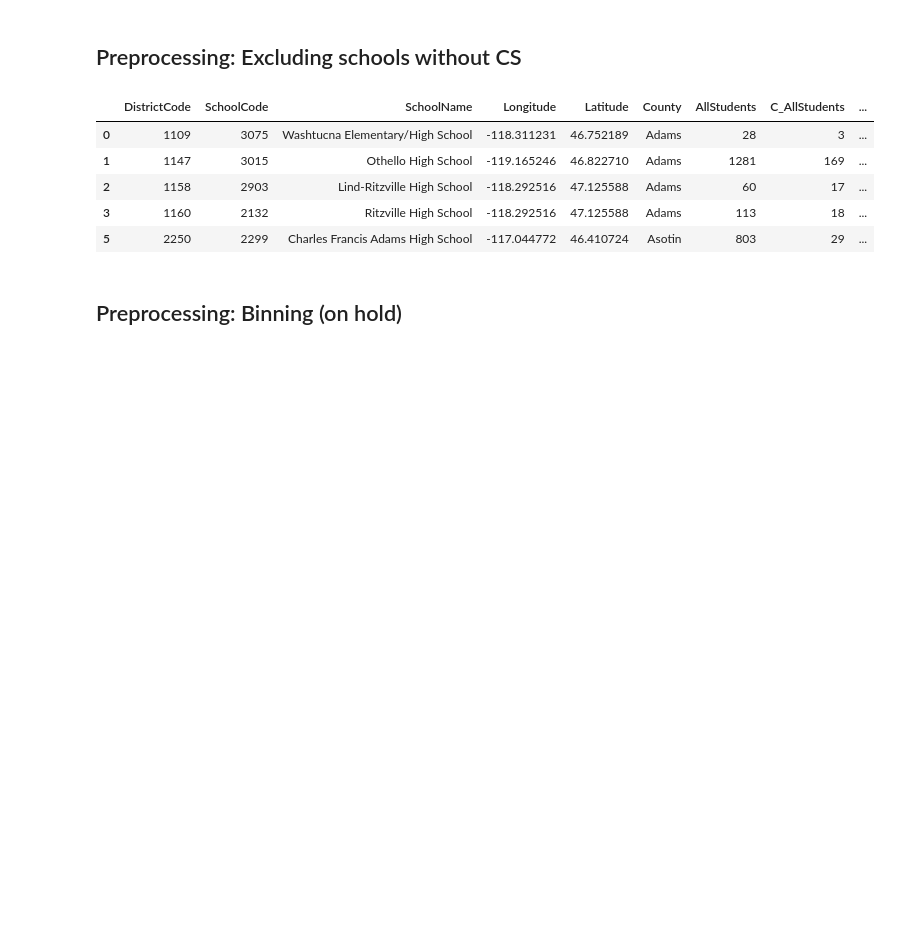
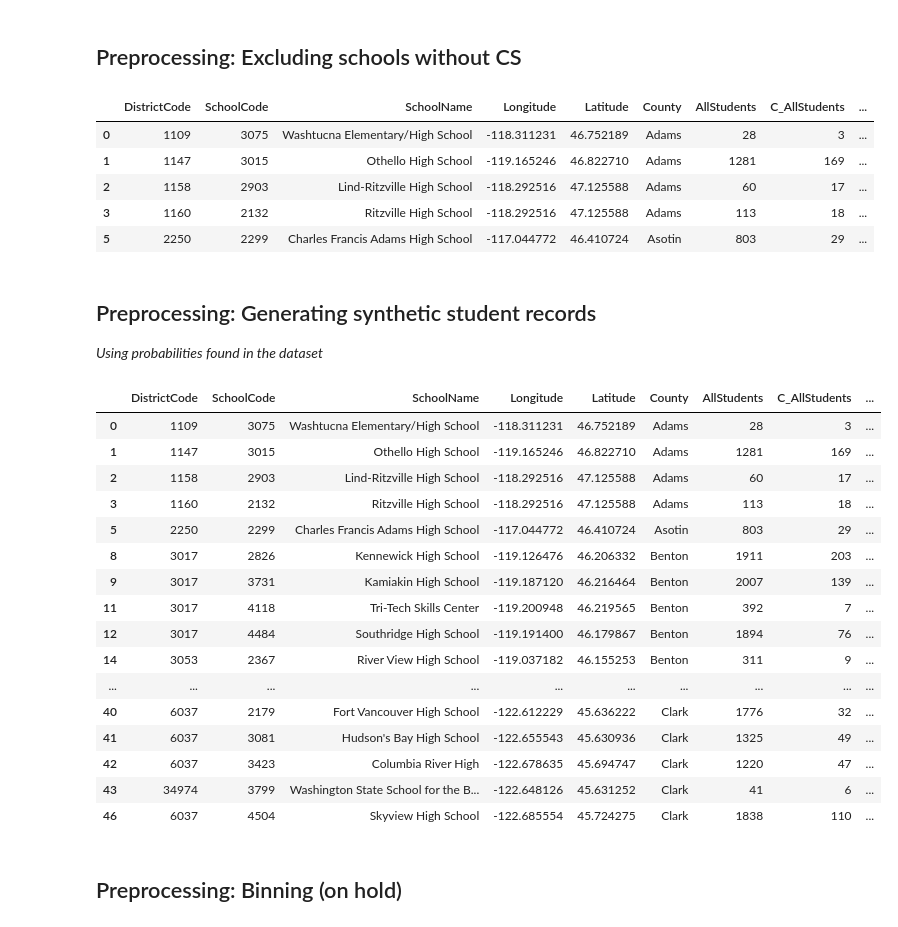
Before and after one commit to brinkbrink/WA_CS_v2, a Jupyter notebook: StudentAnalysis-2.ipynb, the cells around one changed output. Saved outputs shown, nothing was run; the diff lists cells and outputs as text; code cells hidden in the pictures; blank space fills up the shorter version.

```diff
--- a/StudentAnalysis-2.ipynb
+++ b/StudentAnalysis-2.ipynb
@@ -120,9 +77,9 @@ ospi_data[ospi_data['DistrictCode'] == 1147]
 ## Preprocessing: Hot One Encoding
 *Hot one encoding whether or not a school offers CS*
 # %%
-reduced_ospi = reduced_ospi.copy()
-reduced_ospi['CS_Offered'] = np.where(reduced_ospi['C_AllStudents'] == 0, 0, 1)
-reduced_ospi.head()
+# reduced_ospi = reduced_ospi.copy()
+ospi_data['CS_Offered'] = np.where(ospi_data['C_AllStudents'] == 0, 0, 1)
+ospi_data.head()
 # %% [output]
 |  | DistrictCode | SchoolCode | SchoolName | Longitude | Latitude | County | AllStudents | C_AllStudents | ... |
 | 0 | 1109 | 3075 | Washtucna Elementary/High School | -118.311231 | 46.752189 | Adams | 28 | 3 | ... |
@@ -133,9 +90,9 @@ reduced_ospi.head()
 # %% [markdown]
 ## Preprocessing: Percentage of District with CS
 # %%
-reduced_ospi['DistrictCS'] = reduced_ospi.groupby('DistrictCode')['CS_Offered'].transform('sum')
-reduced_ospi['DistrictPctCS'] = reduced_ospi['DistrictCS']/reduced_ospi['DistrictNumSchools']
-reduced_ospi.head(25)
+ospi_data['DistrictCS'] = ospi_data.groupby('DistrictCode')['CS_Offered'].transform('sum')
+ospi_data['DistrictPctCS'] = ospi_data['DistrictCS']/ospi_data['DistrictNumSchools']
+ospi_data.head(25)
 # %% [output]
 |  | DistrictCode | SchoolCode | SchoolName | Longitude | Latitude | County | AllStudents | C_AllStudents | ... |
 | 0 | 1109 | 3075 | Washtucna Elementary/High School | -118.311231 | 46.752189 | Adams | 28 | 3 | ... |
@@ -173,7 +114,7 @@ reduced_ospi[reduced_ospi['DistrictCode'] == 3116]
 # %% [markdown]
 ## Preprocessing: Excluding schools without CS
 # %%
-only_cs = reduced_ospi[reduced_ospi['CS_Offered'] == 1]
+only_cs = ospi_data[ospi_data['CS_Offered'] == 1].copy(deep=True)
 only_cs.head()
 # %% [output]
 |  | DistrictCode | SchoolCode | SchoolName | Longitude | Latitude | County | AllStudents | C_AllStudents | ... |
@@ -182,3 +123,8 @@ only_cs.head()
 | 2 | 1158 | 2903 | Lind-Ritzville High School | -118.292516 | 47.125588 | Adams | 60 | 17 | ... |
 | 3 | 1160 | 2132 | Ritzville High School | -118.292516 | 47.125588 | Adams | 113 | 18 | ... |
 | 5 | 2250 | 2299 | Charles Francis Adams High School | -117.044772 | 46.410724 | Asotin | 803 | 29 | ... |
+# %% [markdown]
+## Preprocessing: Generating synthetic student records
+*Using probabilities found in the dataset*
+# %%
+synth_school = only_cs.copy(deep=True)
@@ -185,3 +390,23 @@ only_cs.head()
+# %%
+synth_school.head(25)
+# %% [output]
+|  | DistrictCode | SchoolCode | SchoolName | Longitude | Latitude | County | AllStudents | C_AllStudents | ... |
+| 0 | 1109 | 3075 | Washtucna Elementary/High School | -118.311231 | 46.752189 | Adams | 28 | 3 | ... |
+| 1 | 1147 | 3015 | Othello High School | -119.165246 | 46.822710 | Adams | 1281 | 169 | ... |
+| 2 | 1158 | 2903 | Lind-Ritzville High School | -118.292516 | 47.125588 | Adams | 60 | 17 | ... |
+| 3 | 1160 | 2132 | Ritzville High School | -118.292516 | 47.125588 | Adams | 113 | 18 | ... |
+| 5 | 2250 | 2299 | Charles Francis Adams High School | -117.044772 | 46.410724 | Asotin | 803 | 29 | ... |
+| 8 | 3017 | 2826 | Kennewick High School | -119.126476 | 46.206332 | Benton | 1911 | 203 | ... |
+| 9 | 3017 | 3731 | Kamiakin High School | -119.187120 | 46.216464 | Benton | 2007 | 139 | ... |
+| 11 | 3017 | 4118 | Tri-Tech Skills Center | -119.200948 | 46.219565 | Benton | 392 | 7 | ... |
+| 12 | 3017 | 4484 | Southridge High School | -119.191400 | 46.179867 | Benton | 1894 | 76 | ... |
+| 14 | 3053 | 2367 | River View High School | -119.037182 | 46.155253 | Benton | 311 | 9 | ... |
+| ... | ... | ... | ... | ... | ... | ... | ... | ... | ... |
+| 40 | 6037 | 2179 | Fort Vancouver High School | -122.612229 | 45.636222 | Clark | 1776 | 32 | ... |
+| 41 | 6037 | 3081 | Hudson's Bay High School | -122.655543 | 45.630936 | Clark | 1325 | 49 | ... |
+| 42 | 6037 | 3423 | Columbia River High | -122.678635 | 45.694747 | Clark | 1220 | 47 | ... |
+| 43 | 34974 | 3799 | Washington State School for the B... | -122.648126 | 45.631252 | Clark | 41 | 6 | ... |
+| 46 | 6037 | 4504 | Skyview High School | -122.685554 | 45.724275 | Clark | 1838 | 110 | ... |
 # %% [markdown]
 ## Preprocessing: Binning (on hold)
 # %% [markdown]
```
Also changed, not shown: parts of 13 cells of this notebook.
